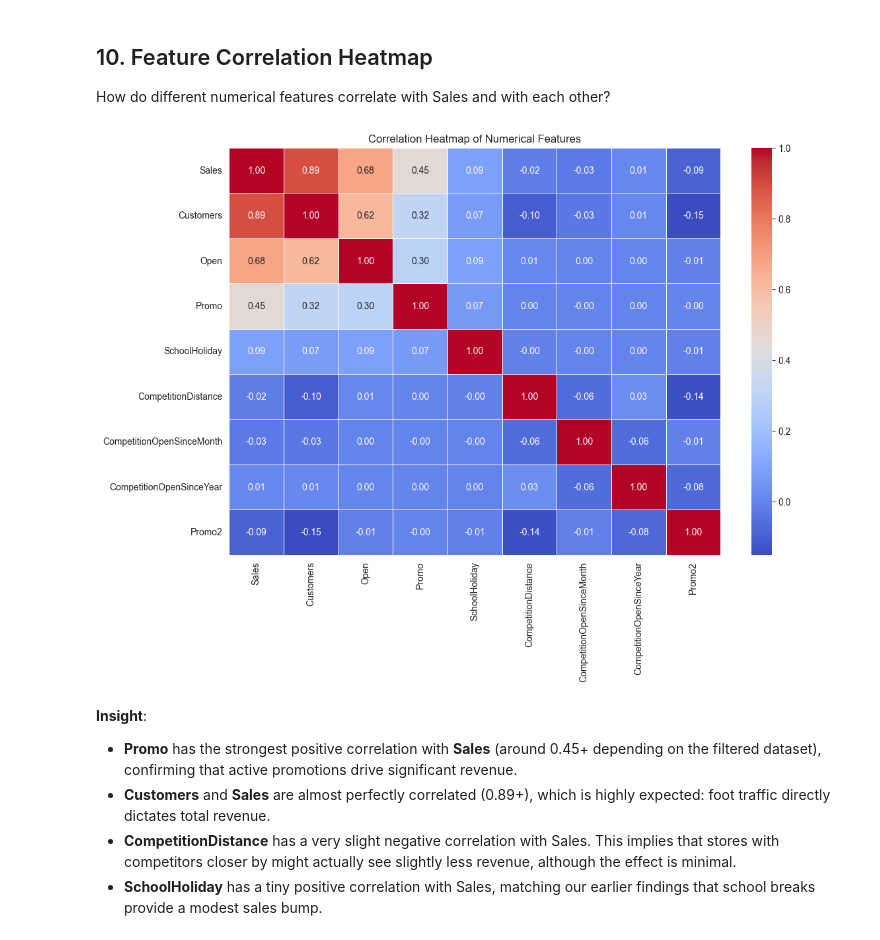
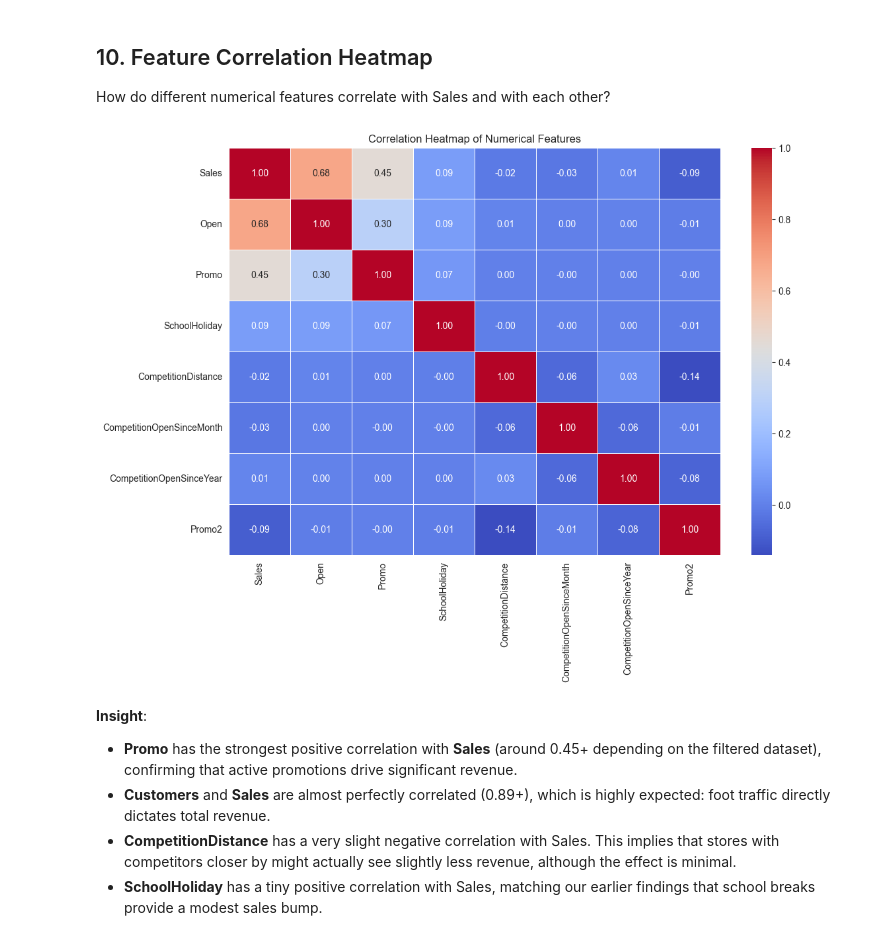
Before and after one commit to jainatshu/FYP_Demand_Forcasting, a Jupyter notebook: Actionable_Insights.ipynb, the cells around one changed output. Drawn from its saved outputs; the diff is of its cells as text; code cells hidden in the pictures.

```diff
--- a/Actionable_Insights.ipynb
+++ b/Actionable_Insights.ipynb
@@ -347,23 +347,38 @@ plt.show()
 ## 10. Feature Correlation Heatmap
 How do different numerical features correlate with Sales and with each other?
 # %%
+# --- Auto-Injected Setup to allow running this cell independently ---
+import pandas as pd
+import numpy as np
+import matplotlib.pyplot as plt
+import seaborn as sns
+
+try:
+    df
+except NameError:
+    print("Loading df locally for standalone execution...")
+    train_df = pd.read_csv('interim_train.csv', low_memory=False)
+    store_df = pd.read_csv('interim_store.csv')
+    df = pd.merge(train_df, store_df, on='Store')
+# -----------------------------------------------------------------
+
 # Select only numeric features for the correlation matrix
 numeric_df = df.select_dtypes(include=[np.number])
 
 # Drop purely identifier/unhelpful columns for a cleaner heatmap
-cols_to_drop = ['Store', 'DayOfWeek', 'Year', 'Month', 'Promo2SinceYear', 'Promo2SinceWeek']
+cols_to_drop = ['Store', 'DayOfWeek', 'Year', 'Month', 'Promo2SinceYear', 'Promo2SinceWeek', 'Customers']
 numeric_df = numeric_df.drop(columns=[col for col in cols_to_drop if col in numeric_df.columns], errors='ignore')
 
 # Calculate correlation matrix
 corr_matrix = numeric_df.corr()
 
 # Visualization
 plt.figure(figsize=(12, 8))
 sns.heatmap(corr_matrix, annot=True, cmap='coolwarm', fmt=".2f", linewidths=0.5)
 plt.title("Correlation Heatmap of Numerical Features")
 plt.show()
 # %% [output]
-[figure, old version]
+[figure, new version]
 # %% [markdown]
 **Insight**:
 - **Promo** has the strongest positive correlation with **Sales** (around 0.45+ depending on the filtered dataset), confirming that active promotions drive significant revenue.
```
